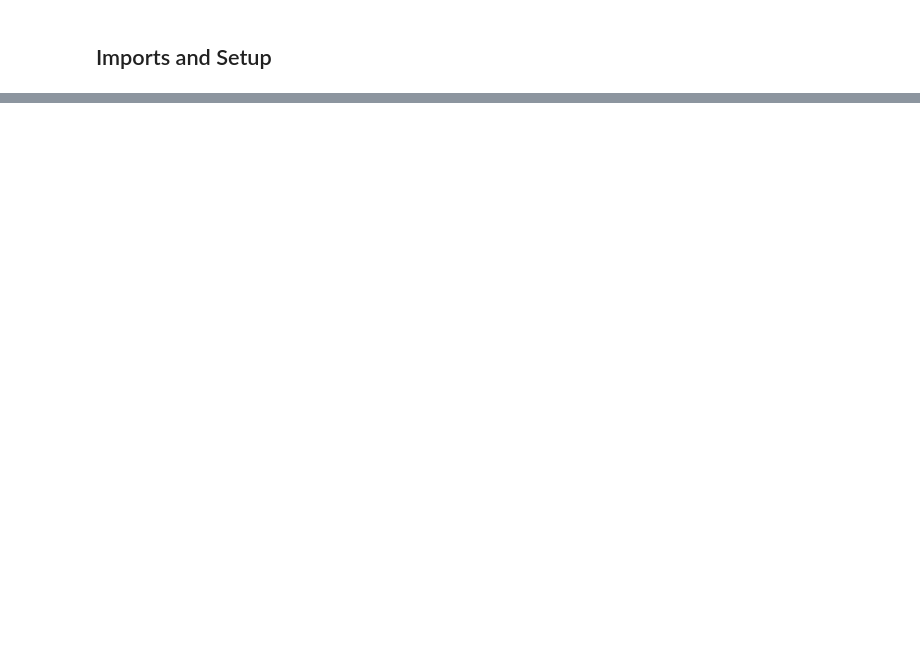
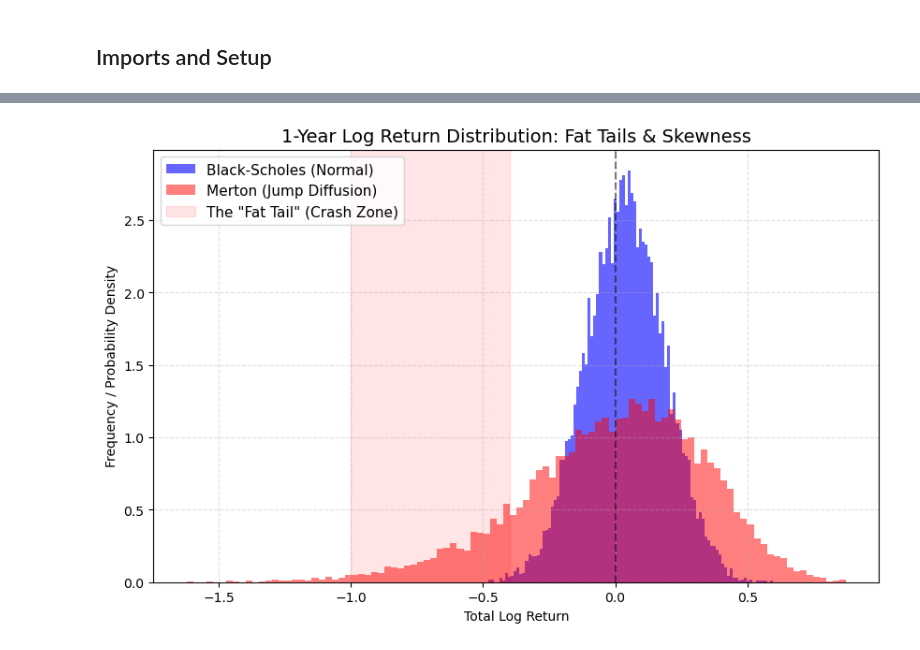
Before and after one commit to jordanchongja/quant-structuring-workbench, a Jupyter notebook: 02_MertonJumpDiffusion.ipynb, the cells around one changed output, grey strips where cells are left out. Saved outputs shown, nothing was run; the diff lists cells and outputs as text; code cells hidden in the pictures; blank space fills up the shorter version.

```diff
--- a/02_MertonJumpDiffusion.ipynb
+++ b/02_MertonJumpDiffusion.ipynb
@@ -110,0 +118,35 @@ plt.show()
+# %%
+# --- Simulate 10,000 paths to analyze the Distribution ---
+n_sims = 10000
+
+Z_dist = np.random.standard_normal((steps, n_sims))
+N_dist = np.random.poisson(lam * dt, (steps, n_sims))
+J_dist = np.random.normal(mu_j, delta, (steps, n_sims))
+
+ret_bs_dist = (r - 0.5 * sigma**2) * dt + sigma * np.sqrt(dt) * Z_dist
+ret_merton_dist = (r - lam * k - 0.5 * sigma**2) * dt + sigma * np.sqrt(dt) * Z_dist + N_dist * J_dist
+
+# Sum the daily log returns to get the 1-Year Total Return
+total_ret_bs = np.sum(ret_bs_dist, axis=0)
+total_ret_merton = np.sum(ret_merton_dist, axis=0)
+
+# --- Plot the Return Distributions ---
+plt.figure(figsize=(10, 6))
+
+# Plot Histograms
+plt.hist(total_ret_bs, bins=100, alpha=0.6, density=True, color='blue', label='Black-Scholes (Normal)')
+plt.hist(total_ret_merton, bins=100, alpha=0.5, density=True, color='red', label='Merton (Jump Diffusion)')
+
+plt.title("1-Year Log Return Distribution: Fat Tails & Skewness", fontsize=14)
+plt.xlabel("Total Log Return")
+plt.ylabel("Frequency / Probability Density")
+plt.axvline(0, color='black', linestyle='--', alpha=0.5)
+
+# Highlight the "Crash" zone (Left Tail)
+plt.axvspan(-1.0, -0.4, color='red', alpha=0.1, label='The "Fat Tail" (Crash Zone)')
+
+plt.legend(fontsize=11)
+plt.grid(True, linestyle='--', alpha=0.4)
+plt.show()
+# %% [output]
+[figure, added]
```
Also changed, not shown: parts of 4 cells of this notebook, 8 other files.
